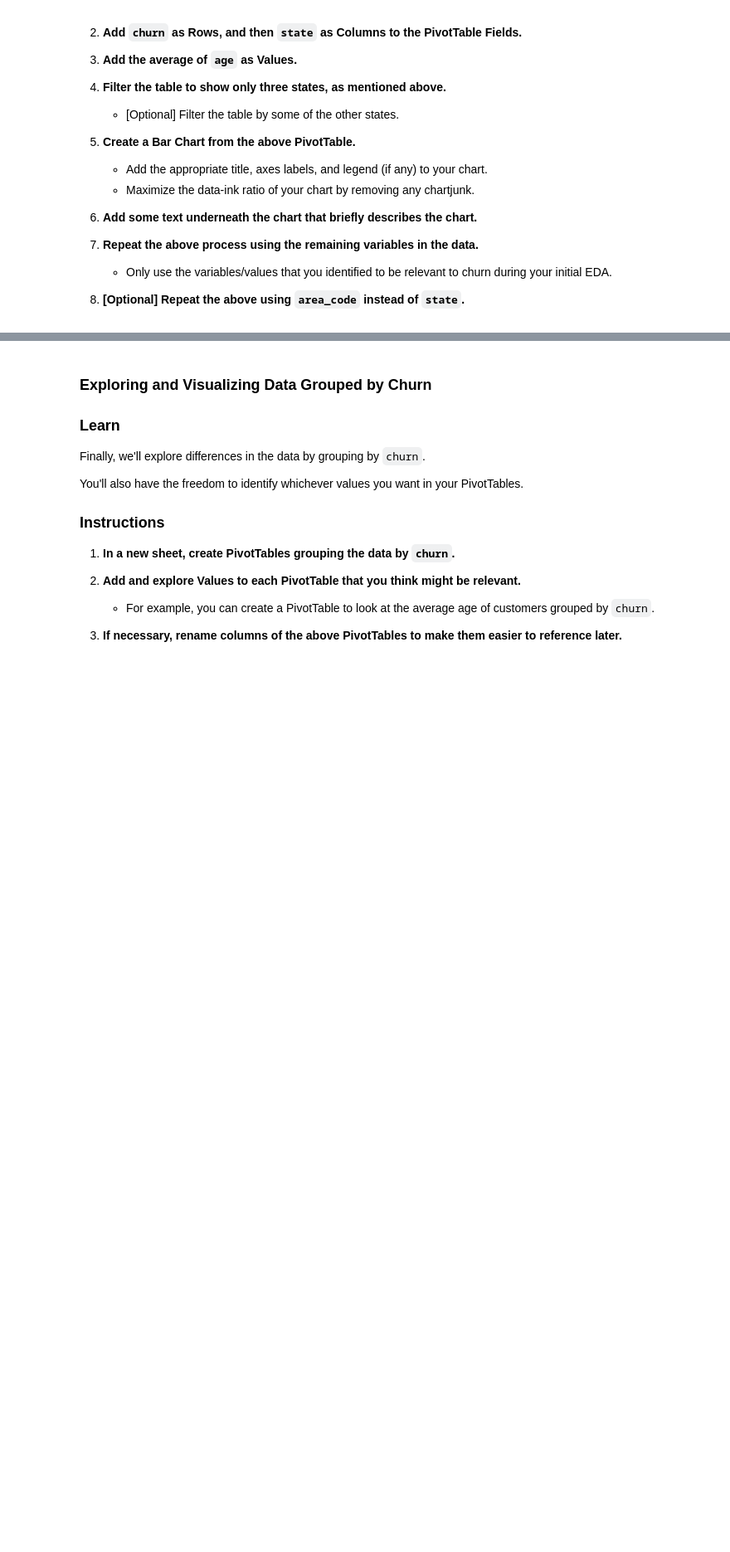
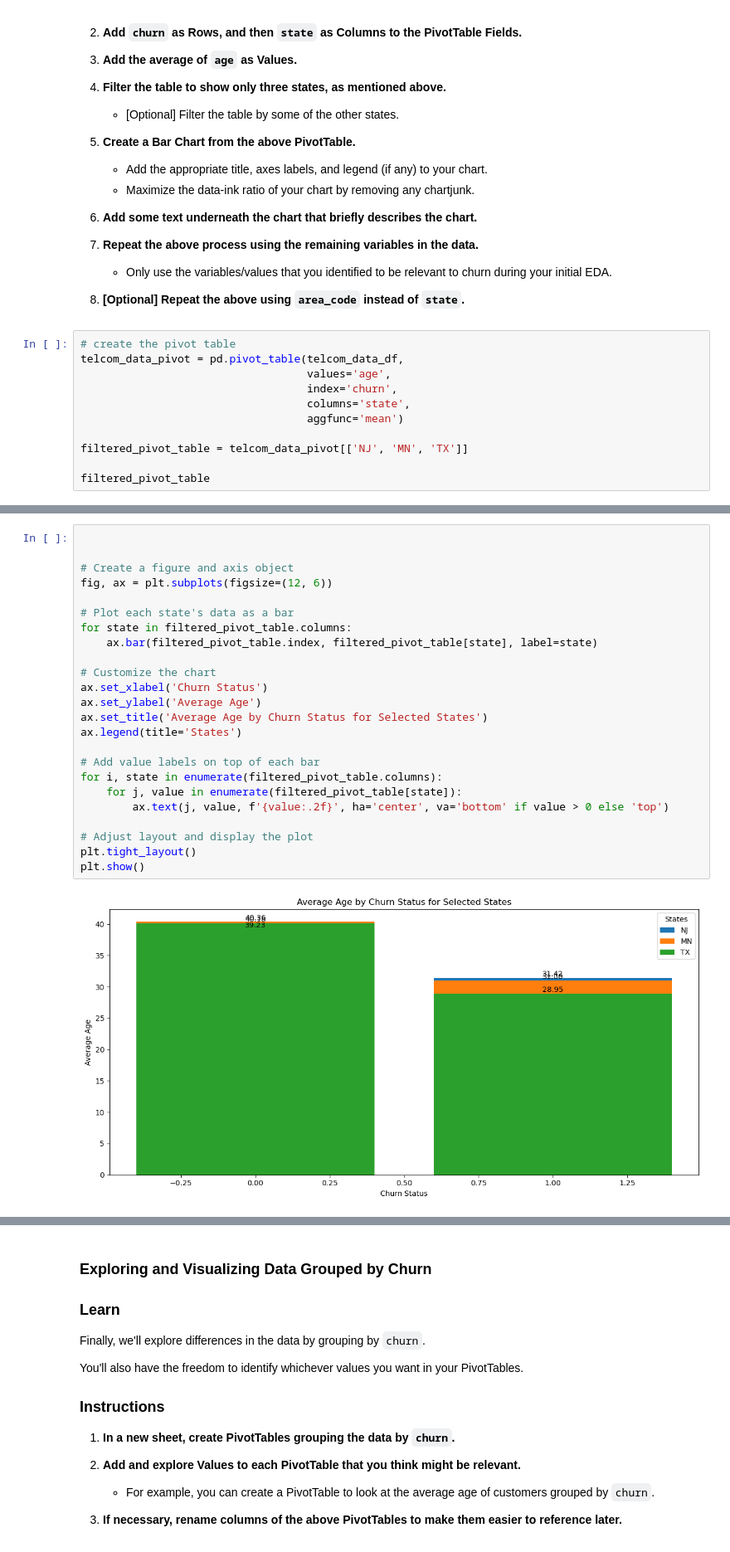
Before and after one commit to Lerch17/Project-1-, a Jupyter notebook: cody/customer-churn-prediction-2020/notebook.ipynb, the cells around one changed output, grey strips where cells are left out. Shown: that part at 83% size. Saved outputs shown, nothing was run; the diff lists cells and outputs as text; blank space fills up the shorter version.

Commit message:
updated push with graphs

```diff
--- a/cody/customer-churn-prediction-2020/notebook.ipynb
+++ b/cody/customer-churn-prediction-2020/notebook.ipynb
@@ -391,3 +434,14 @@ The chart might be too noisy if we use more than three states. However, we recom
    - Only use the variables/values that you identified to be relevant to churn during your initial EDA.
 
 8. **[Optional] Repeat the above using `area_code` instead of `state`.**
+# %%
+# create the pivot table
+telcom_data_pivot = pd.pivot_table(telcom_data_df,
+                                   values='age',
+                                   index='churn',
+                                   columns='state',
+                                   aggfunc='mean')
+
+filtered_pivot_table = telcom_data_pivot[['NJ', 'MN', 'TX']]
+
+filtered_pivot_table
@@ -393,0 +457,26 @@ The chart might be too noisy if we use more than three states. However, we recom
+# %%
+
+
+# Create a figure and axis object
+fig, ax = plt.subplots(figsize=(12, 6))
+
+# Plot each state's data as a bar
+for state in filtered_pivot_table.columns:
+    ax.bar(filtered_pivot_table.index, filtered_pivot_table[state], label=state)
+
+# Customize the chart
+ax.set_xlabel('Churn Status')
+ax.set_ylabel('Average Age')
+ax.set_title('Average Age by Churn Status for Selected States')
+ax.legend(title='States')
+
+# Add value labels on top of each bar
+for i, state in enumerate(filtered_pivot_table.columns):
+    for j, value in enumerate(filtered_pivot_table[state]):
+        ax.text(j, value, f'{value:.2f}', ha='center', va='bottom' if value > 0 else 'top')
+
+# Adjust layout and display the plot
+plt.tight_layout()
+plt.show()
+# %% [output]
+[figure, added]
```
Also changed, not shown: parts of 15 cells of this notebook.
